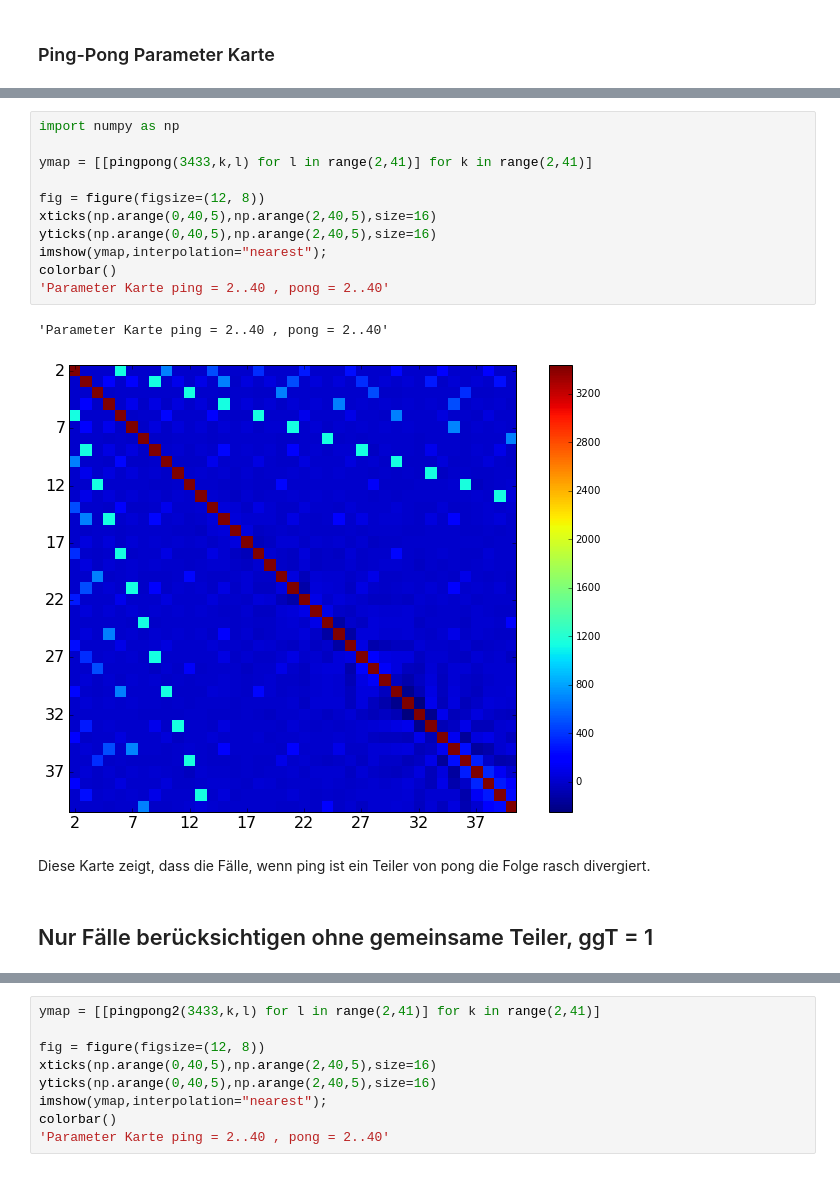
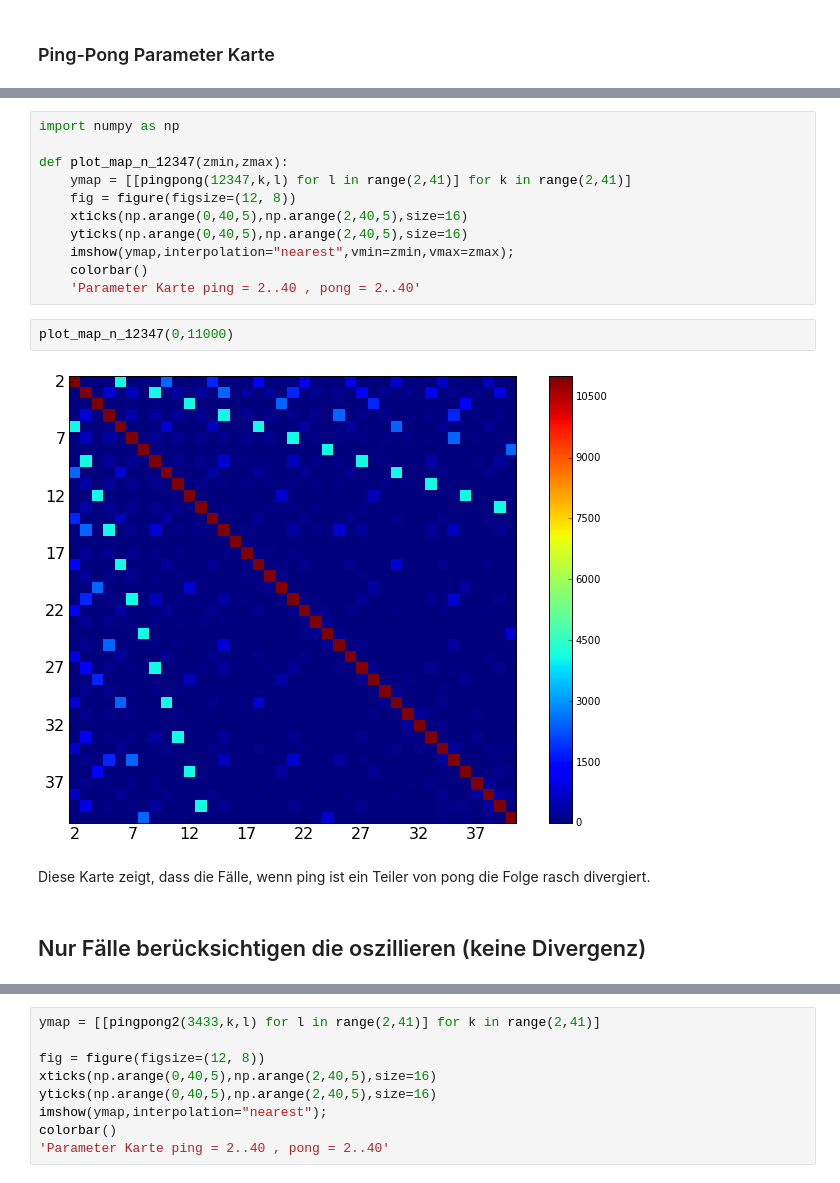
Before and after one commit to mgje/PIUMP, a Jupyter notebook: GDM2016/Ping_Pong.ipynb, the cells around one changed output, grey strips where cells are left out. Drawn from its saved outputs; the diff is of its cells as text.

```diff
--- a/GDM2016/Ping_Pong.ipynb
+++ b/GDM2016/Ping_Pong.ipynb
@@ -141,18 +136,19 @@ colorbar()
 # %%
 import numpy as np
 
-ymap = [[pingpong(3433,k,l) for l in range(2,41)] for k in range(2,41)]
-
-fig = figure(figsize=(12, 8))
-xticks(np.arange(0,40,5),np.arange(2,40,5),size=16)
-yticks(np.arange(0,40,5),np.arange(2,40,5),size=16)
-imshow(ymap,interpolation="nearest");
-colorbar()
-'Parameter Karte ping = 2..40 , pong = 2..40'
+def plot_map_n_12347(zmin,zmax):
+    ymap = [[pingpong(12347,k,l) for l in range(2,41)] for k in range(2,41)]
+    fig = figure(figsize=(12, 8))
+    xticks(np.arange(0,40,5),np.arange(2,40,5),size=16)
+    yticks(np.arange(0,40,5),np.arange(2,40,5),size=16)
+    imshow(ymap,interpolation="nearest",vmin=zmin,vmax=zmax);
+    colorbar()
+    'Parameter Karte ping = 2..40 , pong = 2..40'
-# %% [output]
-'Parameter Karte ping = 2..40 , pong = 2..40'
-[figure, removed]
+# %%
+plot_map_n_12347(0,11000)
+# %% [output]
+[figure, added]
 # %% [markdown]
 Diese Karte zeigt, dass die Fälle, wenn ping ist ein Teiler von pong die Folge rasch divergiert.
 # %% [markdown]
-## Nur Fälle berücksichtigen ohne gemeinsame Teiler, ggT = 1
+## Nur Fälle berücksichtigen die oszillieren (keine Divergenz)
```
Also changed, not shown: parts of 27 cells of this notebook.
